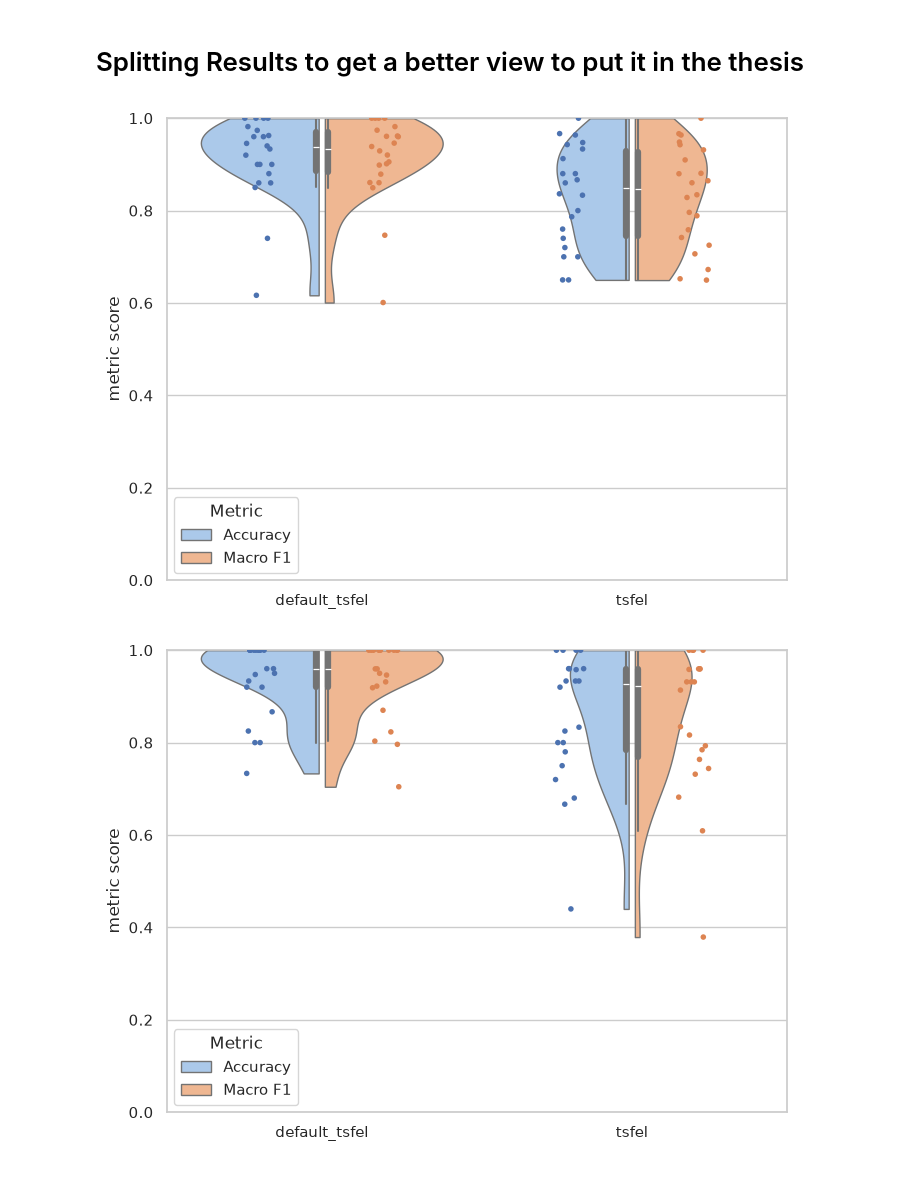
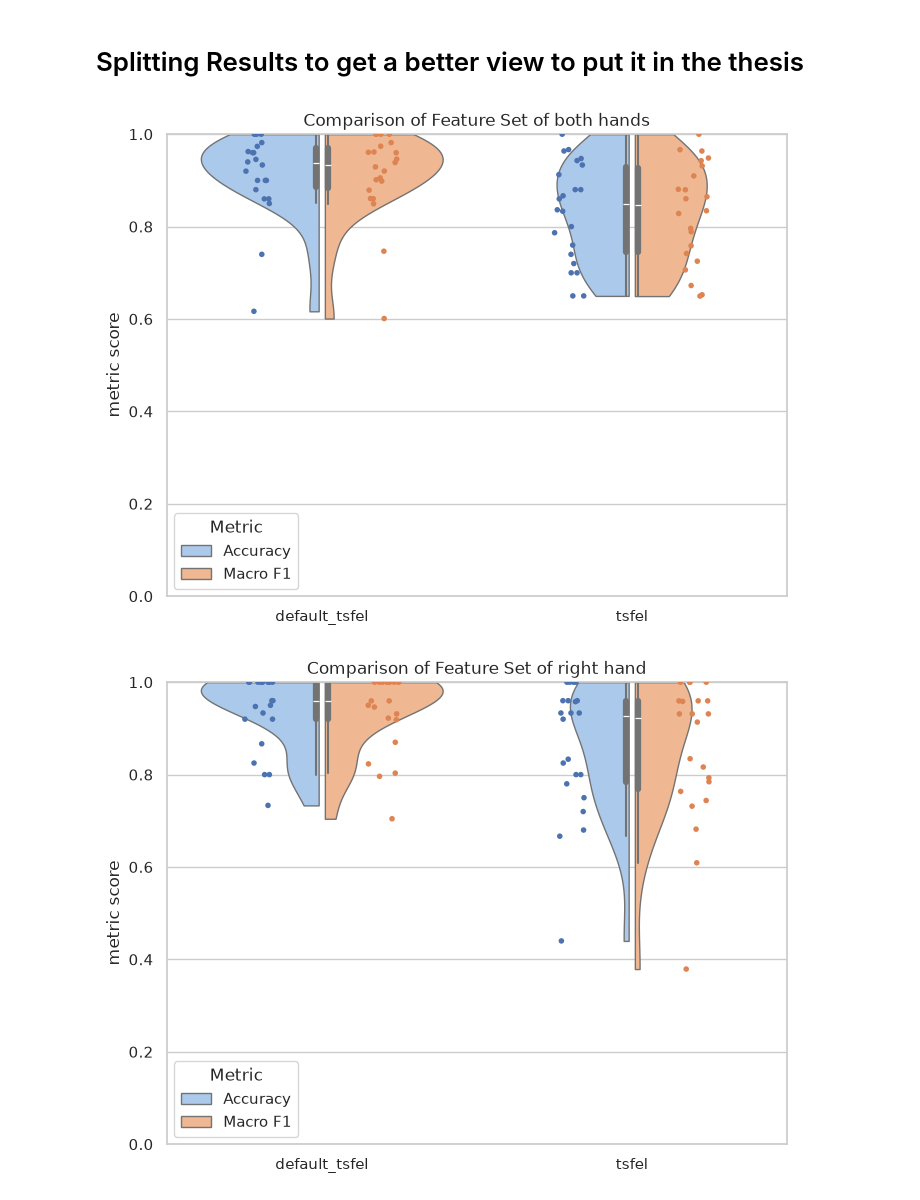
Before and after one commit to Le-Manh/bpa_ba_code, a Jupyter notebook: ANN/debug.ipynb, the cells around one changed output. Saved outputs shown, nothing was run; the diff lists cells and outputs as text; code cells hidden in the pictures.

Commit message:
Added titles to the violin plots

```diff
--- a/ANN/debug.ipynb
+++ b/ANN/debug.ipynb
@@ -751,7 +752,7 @@ import numpy as np
 import seaborn as sns
 import matplotlib.pyplot as plt
 
-def split_violin_plot_choice(df: pd.DataFrame, value: str):
+def split_violin_plot_choice(df: pd.DataFrame, value: str, title: str | None = None):
     # ---------- Violinplots für AccuracyMean und MacroF1Mean ----------
     df_long = df[["val_acc", "val_macro_f1", value]].rename(
         columns={"val_acc": "Accuracy", "val_macro_f1": "Macro F1"}
@@ -787,6 +788,8 @@ def split_violin_plot_choice(df: pd.DataFrame, value: str):
     plt.ylim(0, 1)
     plt.xlabel("")
     plt.ylabel("metric score")
+    if title is not None:
+        plt.title(title)
 
     # doppelte Legendeneinträge entfernen (weil violinplot + stripplot beide legend machen)
     handles, labels = plt.gca().get_legend_handles_labels()
@@ -829,31 +832,53 @@ for parameter in parameters.keys():
                 tmp_list.append(data)
 
             full_data = pd.concat(tmp_list, ignore_index=True)
+            title= f"Comparison of {parameter}"
+
             if parameter == "UsedNormalizationlayer" or parameter == "UsedStandardscaler" or parameter == "Hidden Units":
                 full_data = full_data.sort_values(by=parameter, key=sort_string_in_df)
-            fig = split_violin_plot_choice(full_data, parameter)
+                if parameter == "UsedNormalizationlayer":
+                    full_data[parameter] = full_data[parameter].map({"none": "no", "layernorm":"yes"})
+                    parameter_title = "Normalizationlayer was used"
+                elif parameter == "UsedStandardscaler":
+                    parameter_title = "StandardScaler was used"
+                if parameter != "Hidden Units":
+                    title = "Comparison if " + parameter_title
+
+            fig = split_violin_plot_choice(full_data, parameter, title=title)
 
             fig.savefig(f"../auswertung_features/result_plots/split_violin/split_violin_parameter_{parameter}_mlp_{feature_set}_{hand}.svg", transparent=True)
             plt.close()
 # %%
 import pandas as pd
 
 hands = ["both","r","l"]
 
 for hand in hands:
     top_tsfel = pd.read_csv(f"../auswertung_features/results/top_5_mlp_tsfel_{hand}.csv")["file"].iloc[0]
     top_default = pd.read_csv(f"../auswertung_features/results/top_5_mlp_default_tsfel_{hand}.csv")["file"].iloc[0]
 
     path = "../auswertung_features/results/mlp-logo/"
     data_tsfel = pd.read_csv(path+top_tsfel)
     data_default = pd.read_csv(path+top_default)
 
     data_tsfel["Feature Set"] = "tsfel"
     data_default["Feature Set"] = "default_tsfel"
 
     full_data = pd.concat([data_default,data_tsfel], ignore_index=True)
-    fig = split_violin_plot_choice(full_data, "Feature Set")
+    if hand == "l":
+        hand_full = "left"
+    elif hand == "r":
+        hand_full = "right"
+    else:
+        hand_full = "both"
+    if hand == "both":
+        plural = "s"
+    else:
+        plural = ""
+    title=f"Comparison of Feature Set of {hand_full} hand" + plural
+
+    fig = split_violin_plot_choice(full_data, "Feature Set", title=title)
     fig.savefig(f"../auswertung_features/result_plots/split_violin/split_violin_results_logo_mlp_feature_set_{hand}.svg", transparent=True)
 # %% [output]
-[figure, old version]
+[figure, new version]
-[figure, old version]
+[figure, new version]
```
Also changed, not shown: parts of 2 cells of this notebook.
